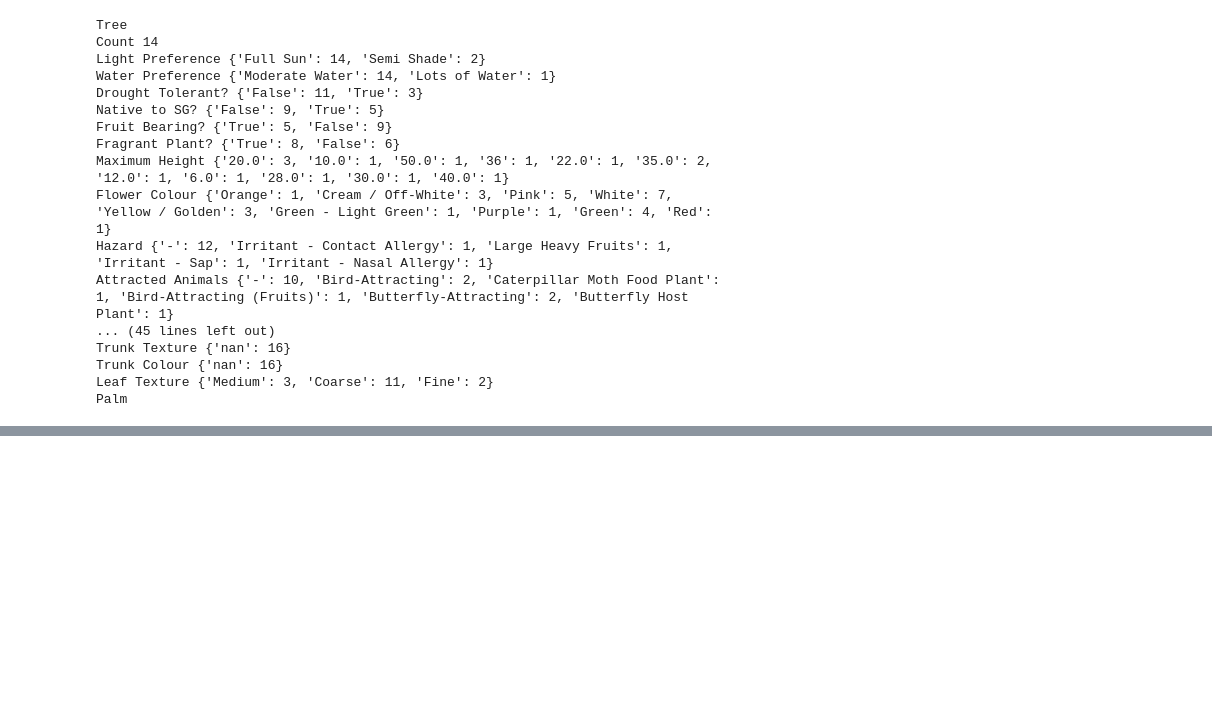
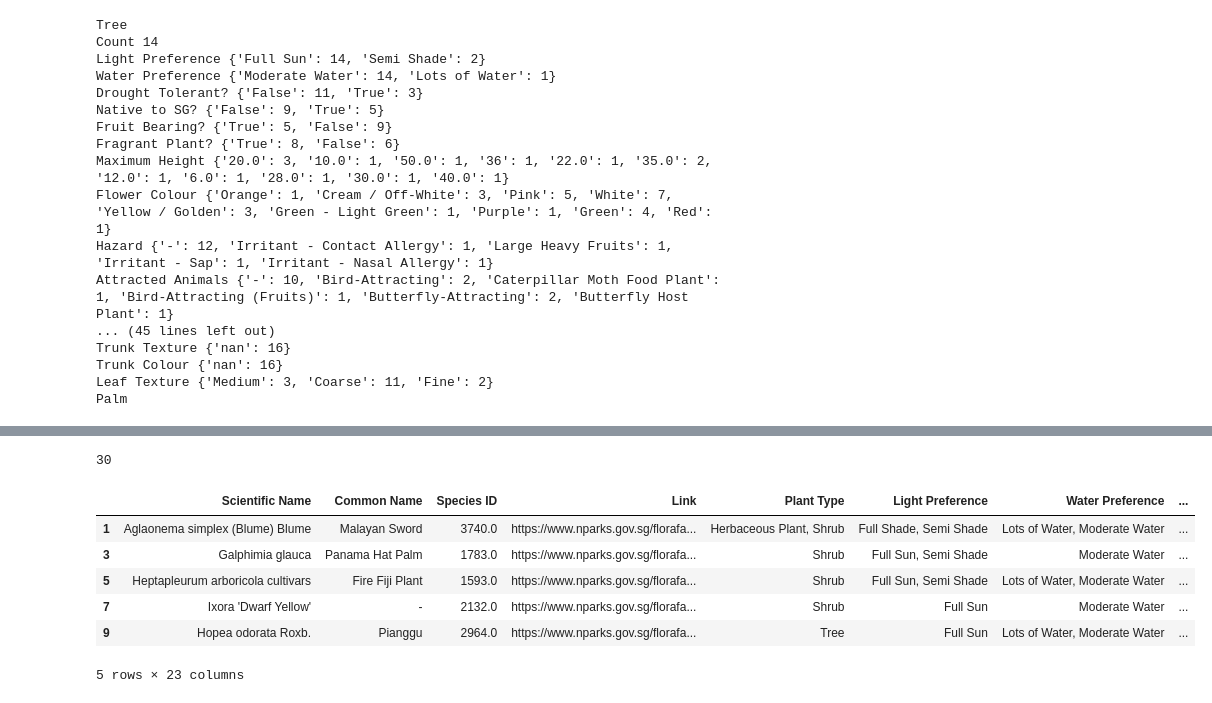
Before and after one commit to Jaywhisker/HDB_Planters, a Jupyter notebook: hdb-elasticsearch-db/notebooks/data_analysis.ipynb, the cells around one changed output, grey strips where cells are left out. Saved outputs shown, nothing was run; the diff lists cells and outputs as text; code cells hidden in the pictures; blank space fills up the shorter version.

```diff
--- a/hdb-elasticsearch-db/notebooks/data_analysis.ipynb
+++ b/hdb-elasticsearch-db/notebooks/data_analysis.ipynb
@@ -290,0 +308,14 @@ selected_dataset.to_csv('../src/flora_data/dataset.csv', index=False)
+# %%
+revised_data = pd.read_csv('../src/flora_data/old_data/dataset_hdb_revised.csv', sep=',', header=0)
+revised_data = revised_data.dropna(how='all', axis=0)
+print(len(revised_data))
+revised_data.head()
+# %% [output]
+30
+|  | Scientific Name | Common Name | Species ID | Link | Plant Type | Light Preference | Water Preference | ... |
+| 1 | Aglaonema simplex (Blume) Blume | Malayan Sword | 3740.0 | https://www.nparks.gov.sg/florafa... | Herbaceous Plant, Shrub | Full Shade, Semi Shade | Lots of Water, Moderate Water | ... |
+| 3 | Galphimia glauca | Panama Hat Palm | 1783.0 | https://www.nparks.gov.sg/florafa... | Shrub | Full Sun, Semi Shade | Moderate Water | ... |
+| 5 | Heptapleurum arboricola cultivars | Fire Fiji Plant | 1593.0 | https://www.nparks.gov.sg/florafa... | Shrub | Full Sun, Semi Shade | Lots of Water, Moderate Water | ... |
+| 7 | Ixora 'Dwarf Yellow' | - | 2132.0 | https://www.nparks.gov.sg/florafa... | Shrub | Full Sun | Moderate Water | ... |
+| 9 | Hopea odorata Roxb. | Pianggu | 2964.0 | https://www.nparks.gov.sg/florafa... | Tree | Full Sun | Lots of Water, Moderate Water | ... |
+5 rows × 23 columns
```
Also changed, not shown: parts of 6 cells of this notebook, 8 other files.
